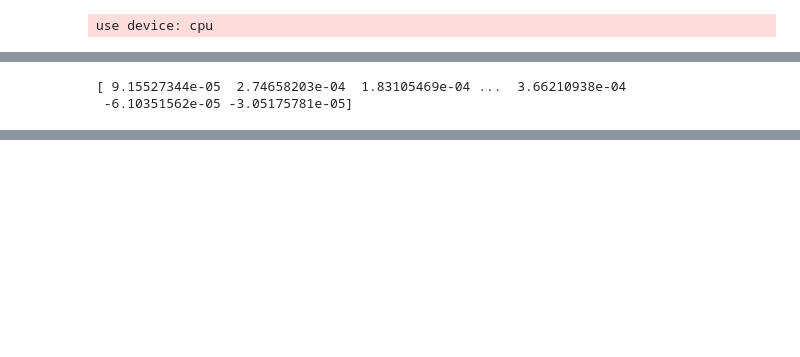
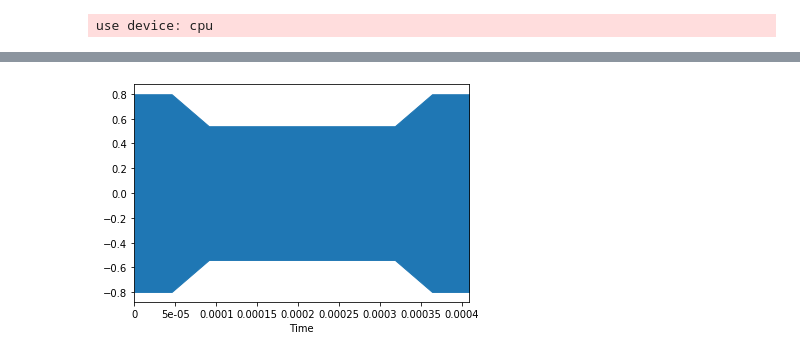
Before and after one commit to WellsCui/pytorch-wavenet, a Jupyter notebook: wave_net.ipynb, the cells around one changed output, grey strips where cells are left out. Saved outputs shown, nothing was run; the diff lists cells and outputs as text; code cells hidden in the pictures; blank space fills up the shorter version.

Commit message:
refactor generate

```diff
--- a/wave_net.ipynb
+++ b/wave_net.ipynb
@@ -80,13 +84,7 @@ librosa.display.specshow(Xdb, sr=22000, x_axis='time', y_axis='hz')
-# %%
-
-
-voices = load_voices_files(['dataset/dev/LJ050-0274.wav', 'dataset/dev/LJ050-0275.wav'])
-x = np.array(voices[1]) / (65536/2)
-print(x)
-# print(np.min(reconstructed_voices[0]))
-# print(np.unique(reconstructed_voices[0]))
-# ipd.Audio(x, rate=22000)
-# ipd.Audio('dataset/dev/LJ050-0274.wav')
-# %% [output]
-[ 9.15527344e-05  2.74658203e-04  1.83105469e-04 ...  3.66210938e-04
- -6.10351562e-05 -3.05175781e-05]
+# %%
+context = np.random.rand(1, 10, 16)
+generated_voices = model.generate_voices(context)
+x = generated_voices[0] / (65536/2)
+librosa.display.waveplot(x, sr=22000)
+ipd.Audio(x, rate=22000)
+# %% [output]
@@ -92,0 +92 @@ print(x)
+[figure, added]
```
Also changed, not shown: parts of 4 cells of this notebook, 1 other file.
